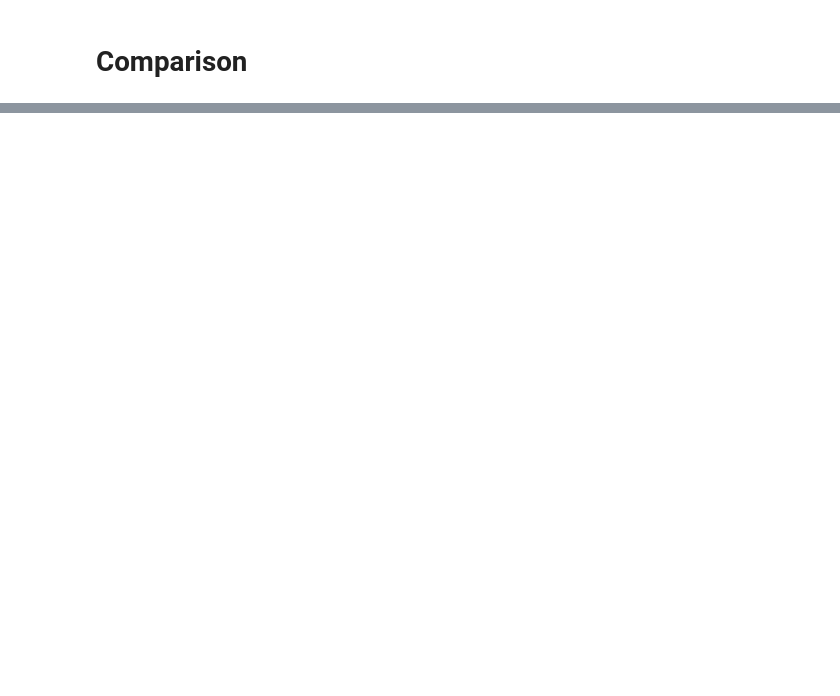
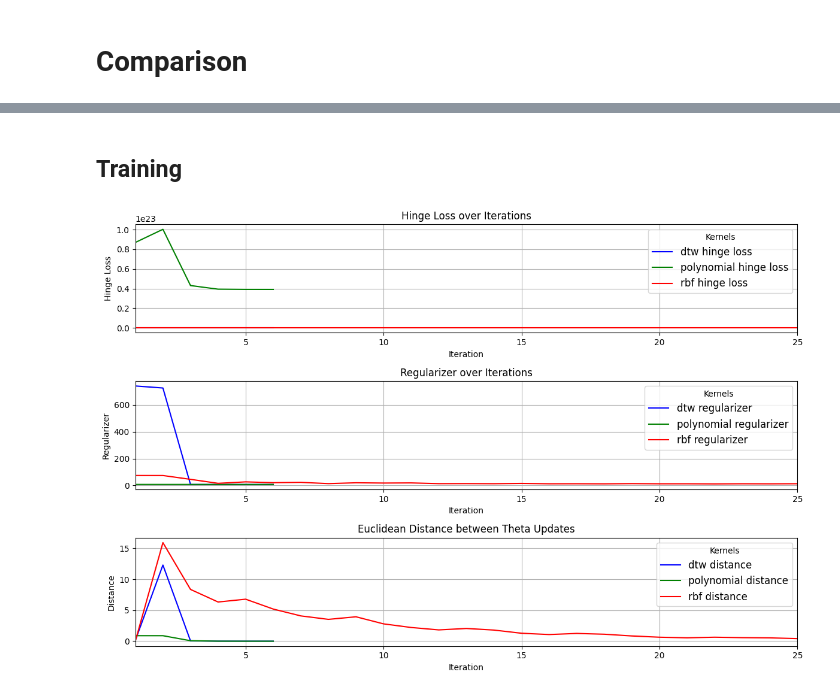
Before and after one commit to MarStreicher/IDA_Laser, a Jupyter notebook: src/evaluation/comparison.ipynb, the cells around one changed output, grey strips where cells are left out. Cells and saved outputs as stored; diff of their text form; code cells hidden in the pictures; blank space fills up the shorter version.

```diff
--- a/src/evaluation/comparison.ipynb
+++ b/src/evaluation/comparison.ipynb
@@ -78,0 +51,71 @@ rbf_var = 0.0
+# %% [markdown]
+## Training
+# %%
+hinge_loss_dict = {
+    name: data[f'{name}_test_result']['hinge_loss_history']
+    for name in test_results
+}
+
+regularizer_dict = {
+    name: data[f'{name}_test_result']['regularizer_history']
+    for name in test_results
+}
+
+distance_dict = {
+    name: data[f'{name}_test_result']['distance_history']
+    for name in test_results
+}
+
+max_length = max(
+    max(len(v) for v in hinge_loss_dict.values()),
+    max(len(v) for v in regularizer_dict.values()),
+    max(len(v) for v in distance_dict.values())
+)
+
+def pad_vector(vector, target_length):
+    padding_size = target_length - len(vector)
+    return np.pad(vector, (0, padding_size), mode='constant', constant_values=np.nan)
+
+hinge_loss_dict = {name: pad_vector(history, max_length) for name, history in hinge_loss_dict.items()}
+regularizer_dict = {name: pad_vector(history, max_length) for name, history in regularizer_dict.items()}
+distance_dict = {name: pad_vector(history, max_length) for name, history in distance_dict.items()}
+
+
+iterations = range(1, max_length + 1)
+
+plt.figure(figsize=(12, 8))
+
+plt.subplot(3, 1, 1)
+for name, hinge_loss in hinge_loss_dict.items():
+    plt.plot(iterations, hinge_loss, color=colors[name], label=f'{name} hinge loss')
+plt.xlabel("Iteration")
+plt.ylabel("Hinge Loss")
+plt.title(f"Hinge Loss over Iterations")
+plt.legend(title="Kernels", fontsize=12)
+plt.xlim(1,25)
+plt.grid(True)
+
+plt.subplot(3, 1, 2)
+for name, regularizer in regularizer_dict.items():
+    plt.plot(iterations, regularizer, color=colors[name], label=f'{name} regularizer')
+plt.xlabel("Iteration")
+plt.ylabel("Regularizer")
+plt.title(f"Regularizer over Iterations")
+plt.legend(title="Kernels", fontsize=12)
+plt.xlim(1,25)
+plt.grid(True)
+
+plt.subplot(3, 1, 3)
+for name, distance in distance_dict.items():
+    plt.plot(iterations, distance, color=colors[name], label=f'{name} distance')
+plt.xlabel("Iteration")
+plt.ylabel("Distance")
+plt.title(f"Euclidean Distance between Theta Updates")
+plt.legend(title="Kernels", fontsize=12)
+plt.xlim(1,25)
+plt.grid(True)
+
+plt.tight_layout()
+plt.show()
+# %% [output]
+[figure, added]
```
Also changed, not shown: parts of 15 cells of this notebook, 9 other files.
